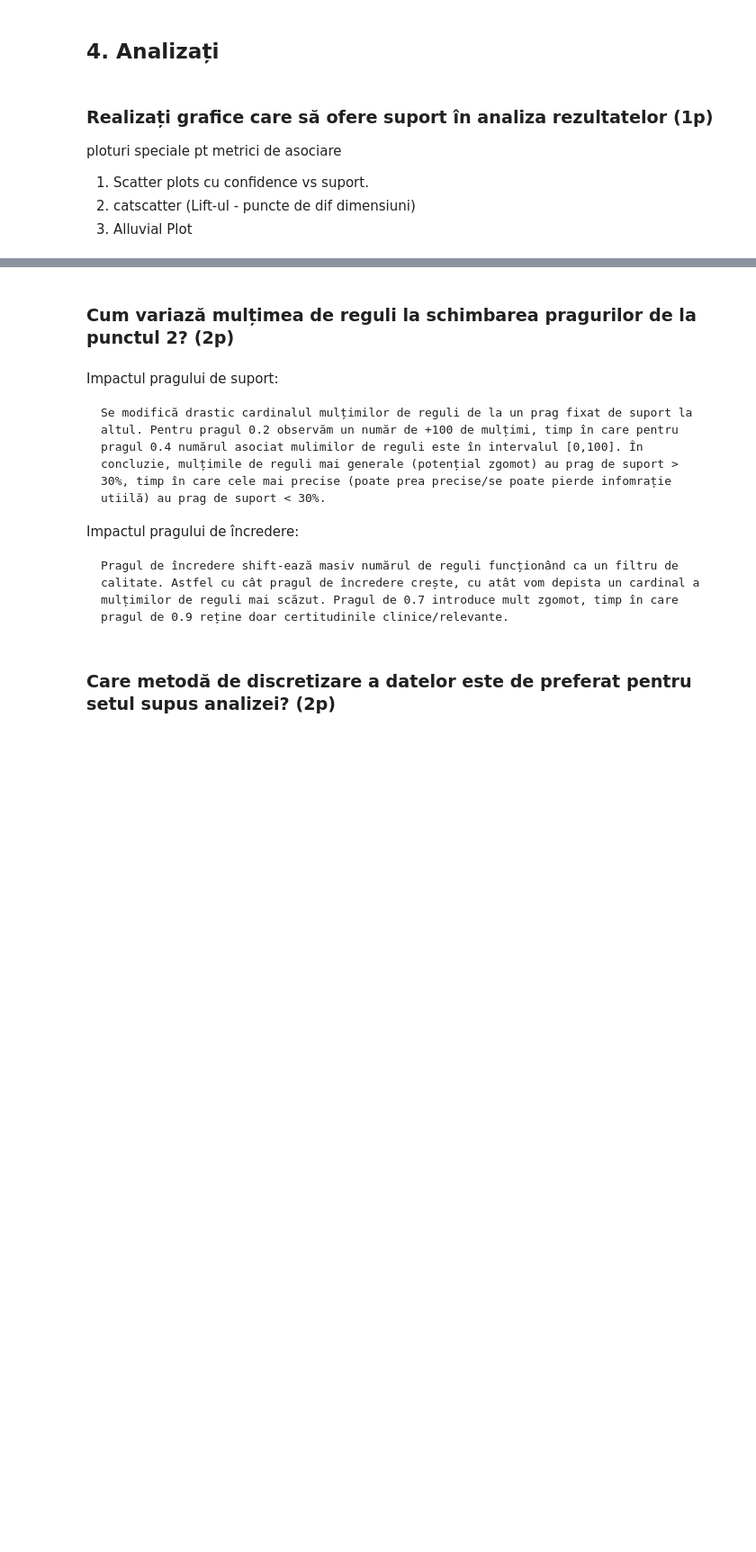
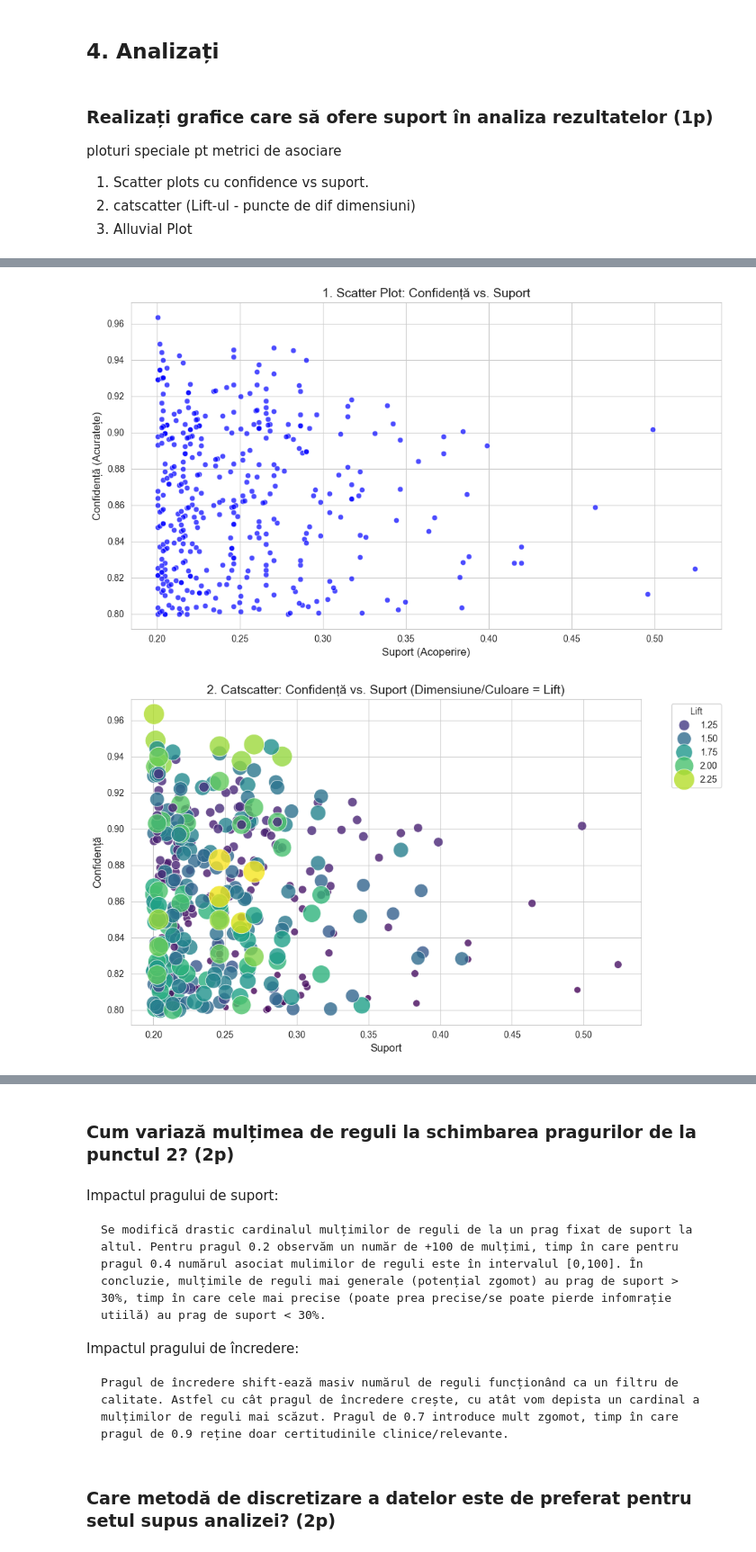
Before and after one commit to AndromedaOMA/Data_Mining-Heart_Failure_Prediction, a Jupyter notebook: task04/task04.ipynb, the cells around one changed output, grey strips where cells are left out. Shown at 90% size. Saved outputs shown, nothing was run; the diff lists cells and outputs as text; code cells hidden in the pictures; blank space fills up the shorter version.

```diff
--- a/task04/task04.ipynb
+++ b/task04/task04.ipynb
@@ -166,0 +201,72 @@ rules = association_rules(freq, metric="confidence", min_threshold=0.8)
+# %%
+import matplotlib.pyplot as plt
+import seaborn as sns
+import plotly.express as px
+from IPython.display import display, HTML
+
+# Asigură-te că dataframe-ul 'rules' nu este gol
+if not rules.empty:
+    sns.set_style("whitegrid")
+
+    # -------------------------------------------------------------------
+    # 1. Scatter plot cu Confidence vs. Support
+    # -------------------------------------------------------------------
+    plt.figure(figsize=(10, 6))
+    sns.scatterplot(data=rules, x='support', y='confidence', alpha=0.7, color='b')
+    plt.title('1. Scatter Plot: Confidență vs. Suport', fontsize=14)
+    plt.xlabel('Suport (Acoperire)', fontsize=12)
+    plt.ylabel('Confidență (Acuratețe)', fontsize=12)
+    plt.tight_layout()
+    plt.show()
+
+    # -------------------------------------------------------------------
+    # 2. Catscatter (Bubble plot): Dimensiunea punctelor indică Lift-ul
+    # -------------------------------------------------------------------
+    plt.figure(figsize=(10, 6))
+    # Dimensiunea (size) și nuanța (hue) sunt dictate de metrica 'lift'
+    scatter = sns.scatterplot(
+        data=rules,
+        x='support',
+        y='confidence',
+        size='lift',
+        sizes=(50, 600),
+        hue='lift',
+        palette='viridis',
+        alpha=0.8
+    )
+    plt.title('2. Catscatter: Confidență vs. Suport (Dimensiune/Culoare = Lift)', fontsize=14)
+    plt.xlabel('Suport', fontsize=12)
+    plt.ylabel('Confidență', fontsize=12)
+    plt.legend(bbox_to_anchor=(1.05, 1), loc='upper left', title="Lift")
+    plt.tight_layout()
+    plt.show()
+
+    # -------------------------------------------------------------------
+    # 3. Alluvial Plot (Parallel Categories) folosind Plotly
+    # -------------------------------------------------------------------
+    # Pentru Plotly, trebuie să transformăm frozenset-urile în string-uri lizibile
+    rules['antecedents_str'] = rules['antecedents'].apply(lambda x: ', '.join(list(x)))
+    rules['consequents_str'] = rules['consequents'].apply(lambda x: ', '.join(list(x)))
+
+    # Pentru a nu obține un grafic ilizibil (supraîncărcat), selectăm top 20 reguli după Lift
+    top_rules = rules.sort_values('lift', ascending=False).head(20)
+
+    fig = px.parallel_categories(
+        top_rules,
+        dimensions=['antecedents_str', 'consequents_str'],
+        color='lift',
+        color_continuous_scale=px.colors.sequential.Inferno,
+        labels={'antecedents_str': 'Antecedenți', 'consequents_str': 'Consecvenți'}
+    )
+    fig.update_layout(
+        title="3. Alluvial Plot: Fluxul de la Antecedenți la Consecvenți (Top 20 Reguli)",
+        font=dict(size=11),
+        margin=dict(t=80, b=80, l=80, r=100) # 't=80' adaugă 80 de pixeli în partea de sus (top) pentru titlu
+    )
+    fig_html = fig.to_html(full_html=False, include_plotlyjs='cdn')
+    display(HTML(fig_html))
+else:
+    print("Nu există suficiente reguli generate pentru a trasa graficele. Reduceți pragurile de suport/confidență.")
+# %% [output]
+[figure, added]
+[figure, added]
```
Also changed, not shown: parts of 4 cells of this notebook, 1 other file.
